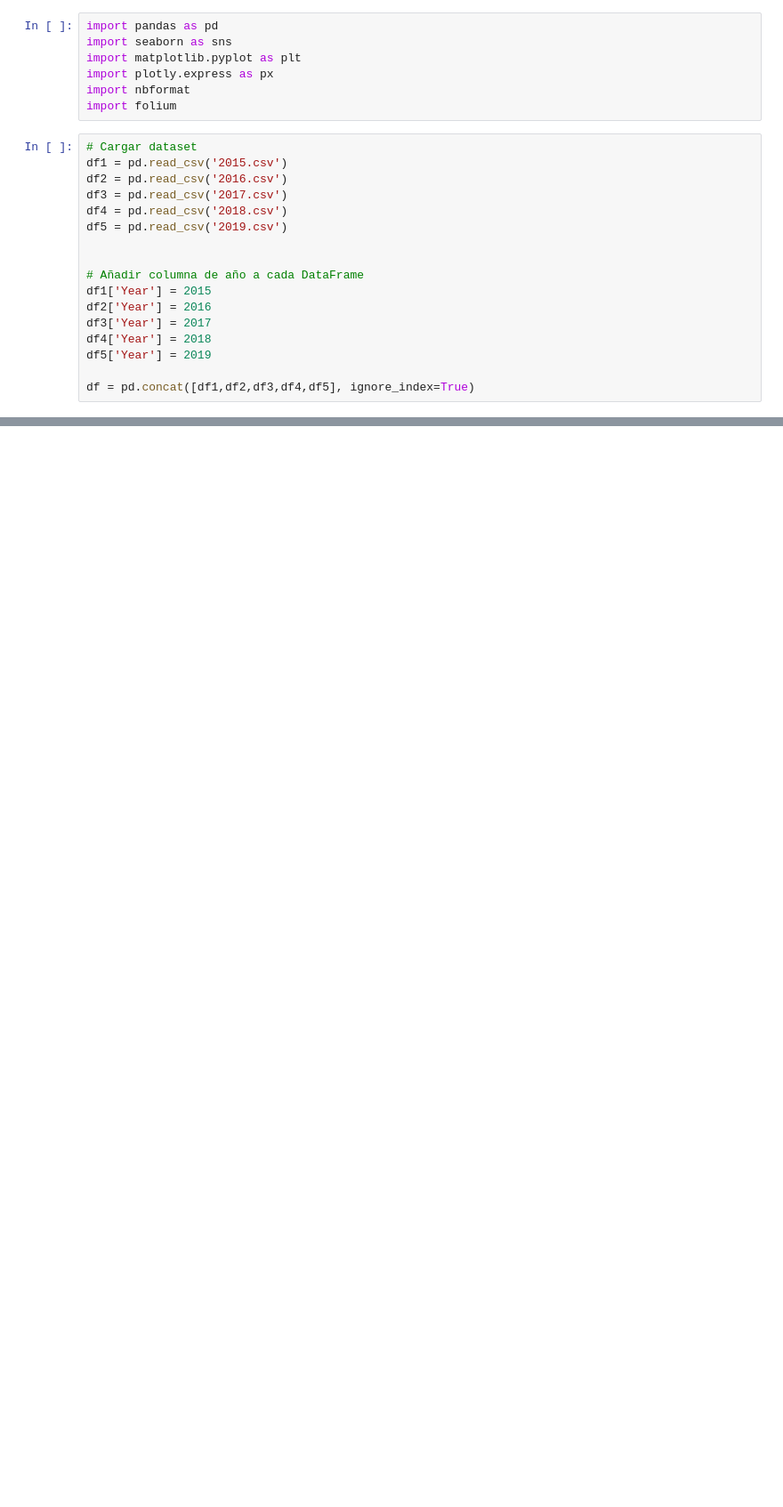
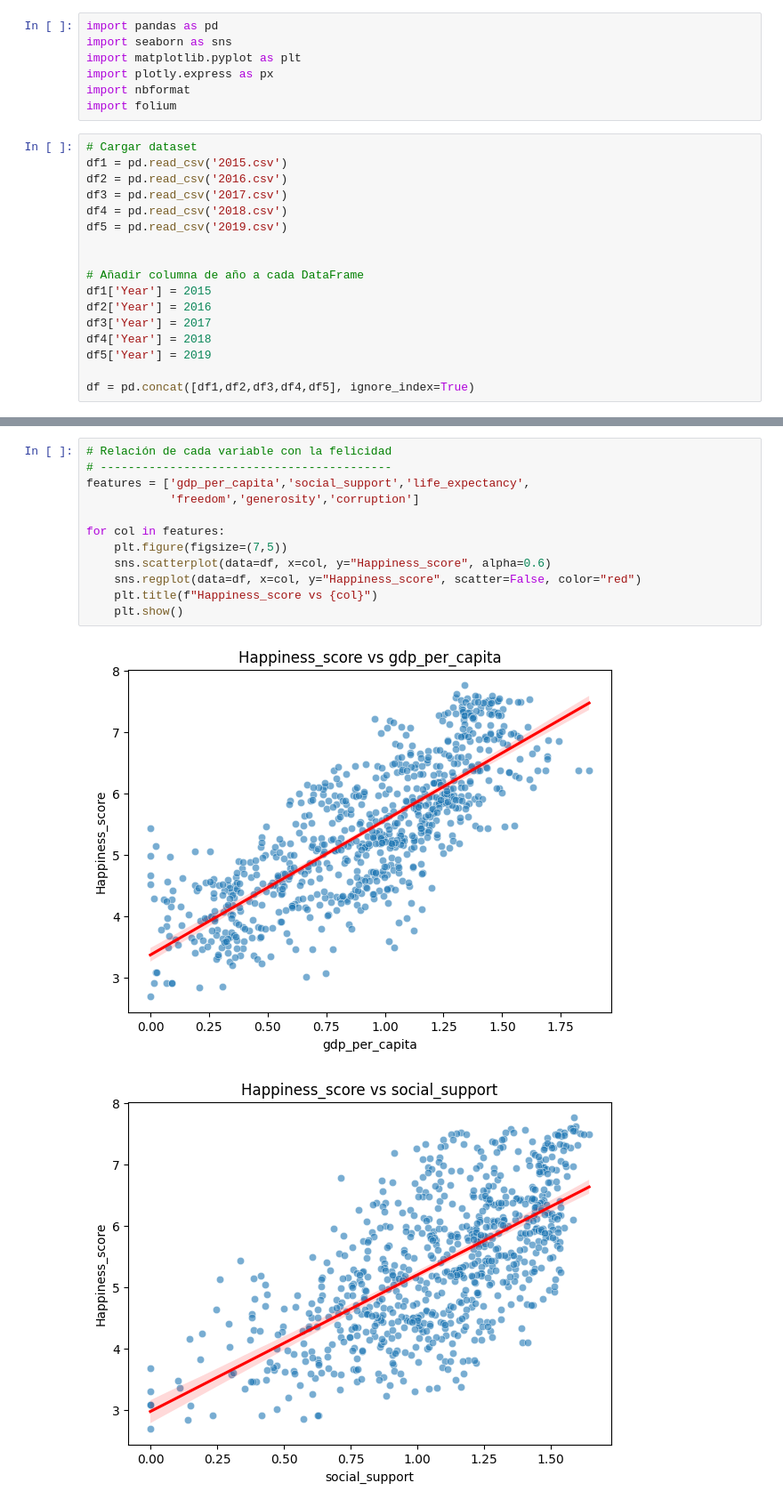
Before and after one commit to fecalderonqu/G2_A_-ANALISIS_DATOS, a Jupyter notebook: analisis_datos.ipynb, the cells around one changed output, grey strips where cells are left out. Shown at 89% size. Drawn from its saved outputs; the diff is of its cells as text; blank space fills up the shorter version.

```diff
--- a/analisis_datos.ipynb
+++ b/analisis_datos.ipynb
@@ -186,0 +275,15 @@ Porcentaje de datos mantenidos: 99.87%
+# %%
+# Relación de cada variable con la felicidad
+# ------------------------------------------
+features = ['gdp_per_capita','social_support','life_expectancy',
+            'freedom','generosity','corruption']
+
+for col in features:
+    plt.figure(figsize=(7,5))
+    sns.scatterplot(data=df, x=col, y="Happiness_score", alpha=0.6)
+    sns.regplot(data=df, x=col, y="Happiness_score", scatter=False, color="red")
+    plt.title(f"Happiness_score vs {col}")
+    plt.show()
+# %% [output]
+[figure, added]
+[figure, added]
```
Also changed, not shown: parts of 14 cells of this notebook, 5 other files.
